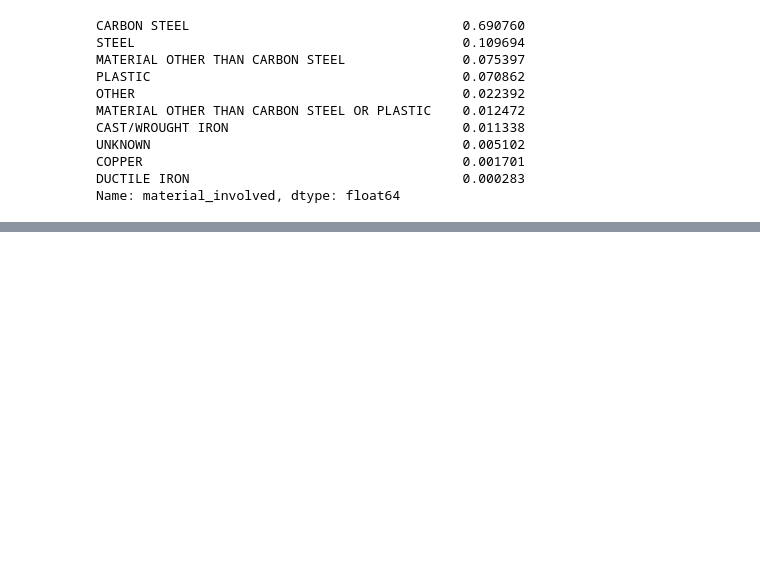
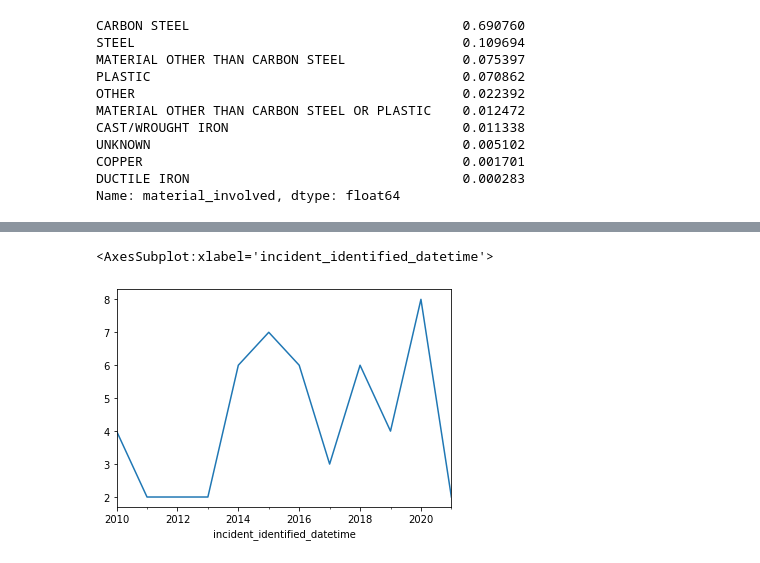
Before and after one commit to jessieblaeser/Pipeline-Incident-Map, a Jupyter notebook: analysis/Cost of Incidents.ipynb, the cells around one changed output, grey strips where cells are left out. Saved outputs shown, nothing was run; the diff lists cells and outputs as text; code cells hidden in the pictures; blank space fills up the shorter version.

```diff
--- a/analysis/Cost of Incidents.ipynb
+++ b/analysis/Cost of Incidents.ipynb
@@ -389,0 +448,5 @@ results.summary()
+# %%
+df4[df4['cause_details'] == 'ENVIRONMENTAL CRACKING-RELATED'].resample('Y', on='incident_identified_datetime').size().plot()
+# %% [output]
+<AxesSubplot:xlabel='incident_identified_datetime'>
+[figure, added]
```
Also changed, not shown: parts of 15 cells of this notebook.
